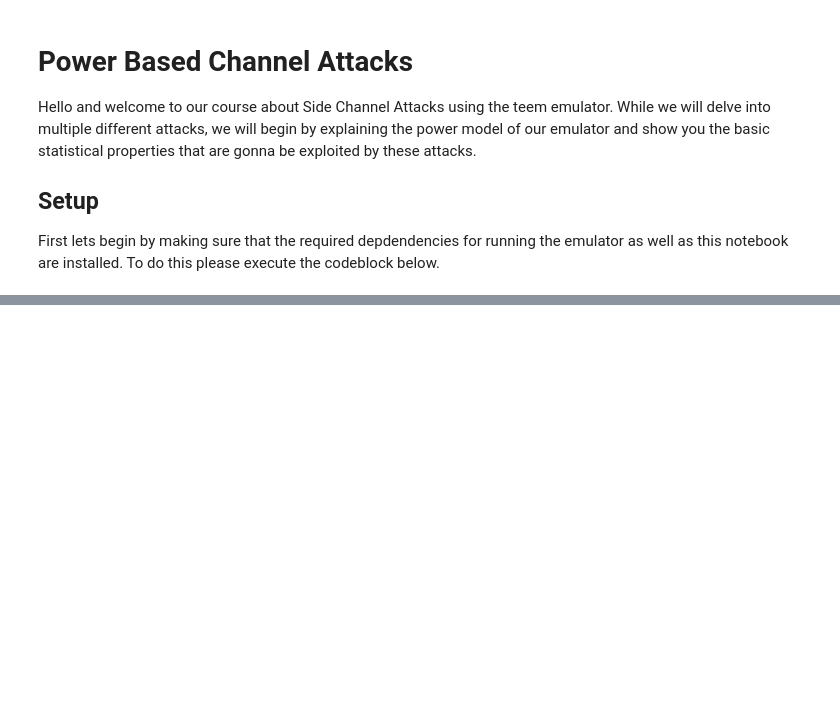
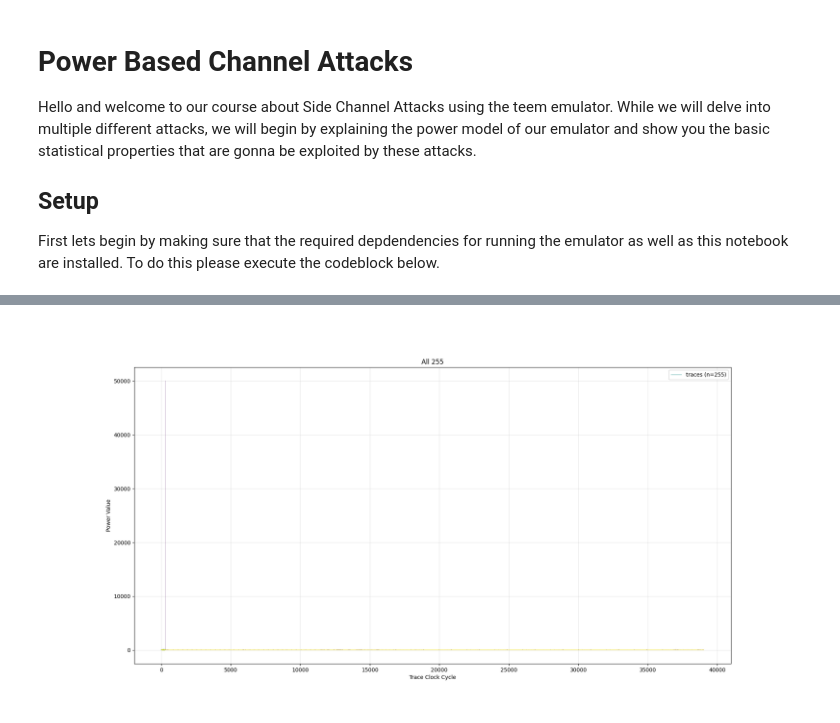
Before and after one commit to JHeinzde/teem, a Jupyter notebook: SideChannelAttacks.ipynb, the cells around one changed output, grey strips where cells are left out. Drawn from its saved outputs; the diff is of its cells as text; code cells hidden in the pictures; blank space fills up the shorter version.

```diff
--- a/SideChannelAttacks.ipynb
+++ b/SideChannelAttacks.ipynb
@@ -51,6 +53,6 @@ plt.show()
 # %%
 colors = cm.viridis(np.linspace(0, 1, len(trace_data)))
-fig, ax = plt.subplots(figsize=(14, 6))
+fig, ax = plt.subplots(figsize=(20, 10))
 
 for i, data in enumerate(trace_data):
       ax.plot(data - mean_trace, color=colors[i], alpha=0.3, linewidth=0.6)
@@ -73,0 +276,24 @@ plt.show()
+# %%
+%matplotlib widget
+trace_data = np.load("traces/delay-example-traces.npy")
+
+min_len = min([len(n) for n in trace_data])
+mean_trace = np.mean(trace_data, axis=0)
+
+colors = cm.viridis(np.linspace(0, 1, len(trace_data)))
+fig, ax = plt.subplots(figsize=(20, 10))
+
+for i, data in enumerate(trace_data):
+    ax.plot(data[:min_len], color = colors[i], alpha=0.3, linewidth=0.6)
+ax.set_title(f"All {len(trace_data)}")
+ax.set_ylabel("Power Value")
+
+trace_proxy = Line2D([0], [0], color=cm.viridis(0.5), alpha=0.6, linewidth=1,
+                     label=f"traces (n={len(trace_data)})")
+handles, labels = ax.get_legend_handles_labels()
+ax.legend(handles=[trace_proxy] + handles, labels=[trace_proxy.get_label()] + labels)
+ax.set_xlabel("Trace Clock Cycle")
+ax.grid(True, alpha=0.3)
+plt.show()
+# %% [output]
+[figure, added]
```
Also changed, not shown: parts of 15 cells of this notebook, 15 other files.
